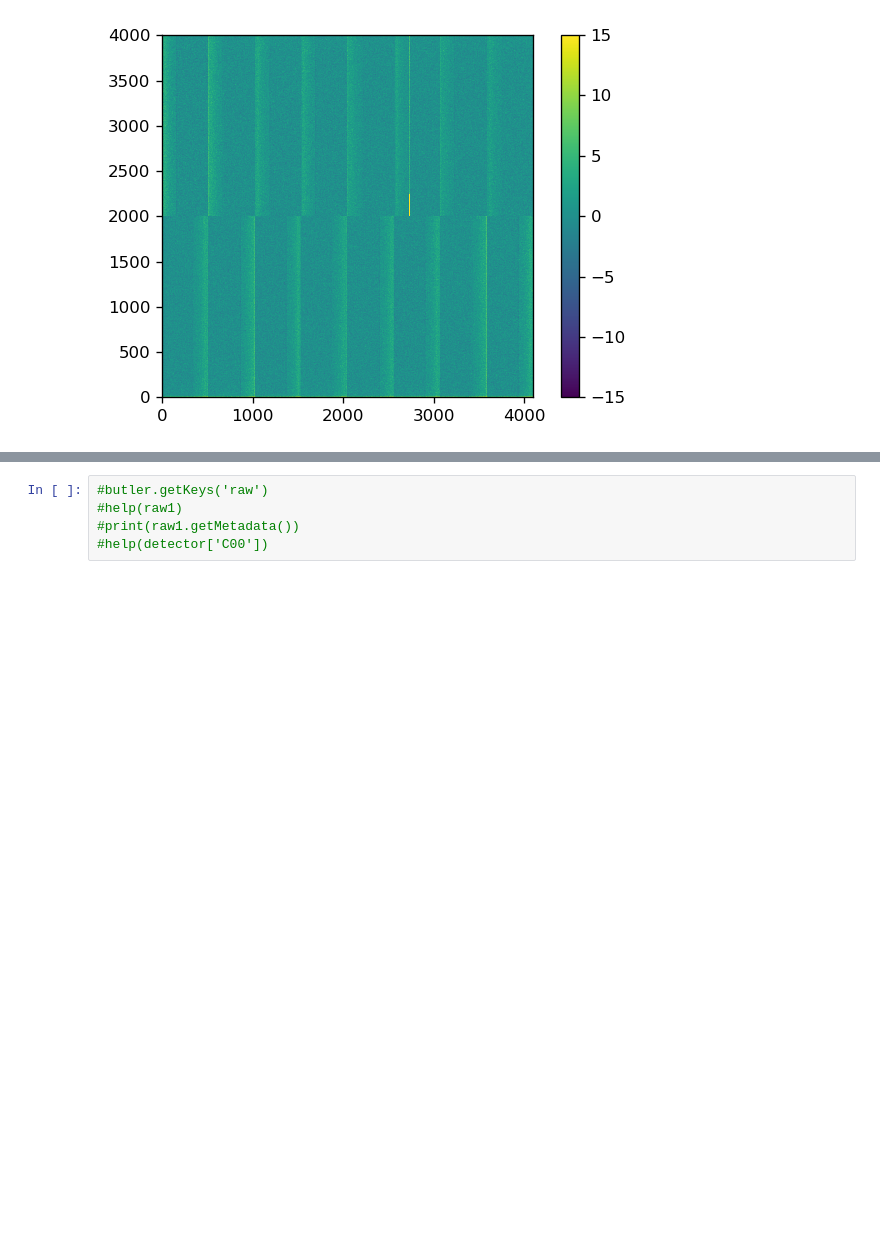
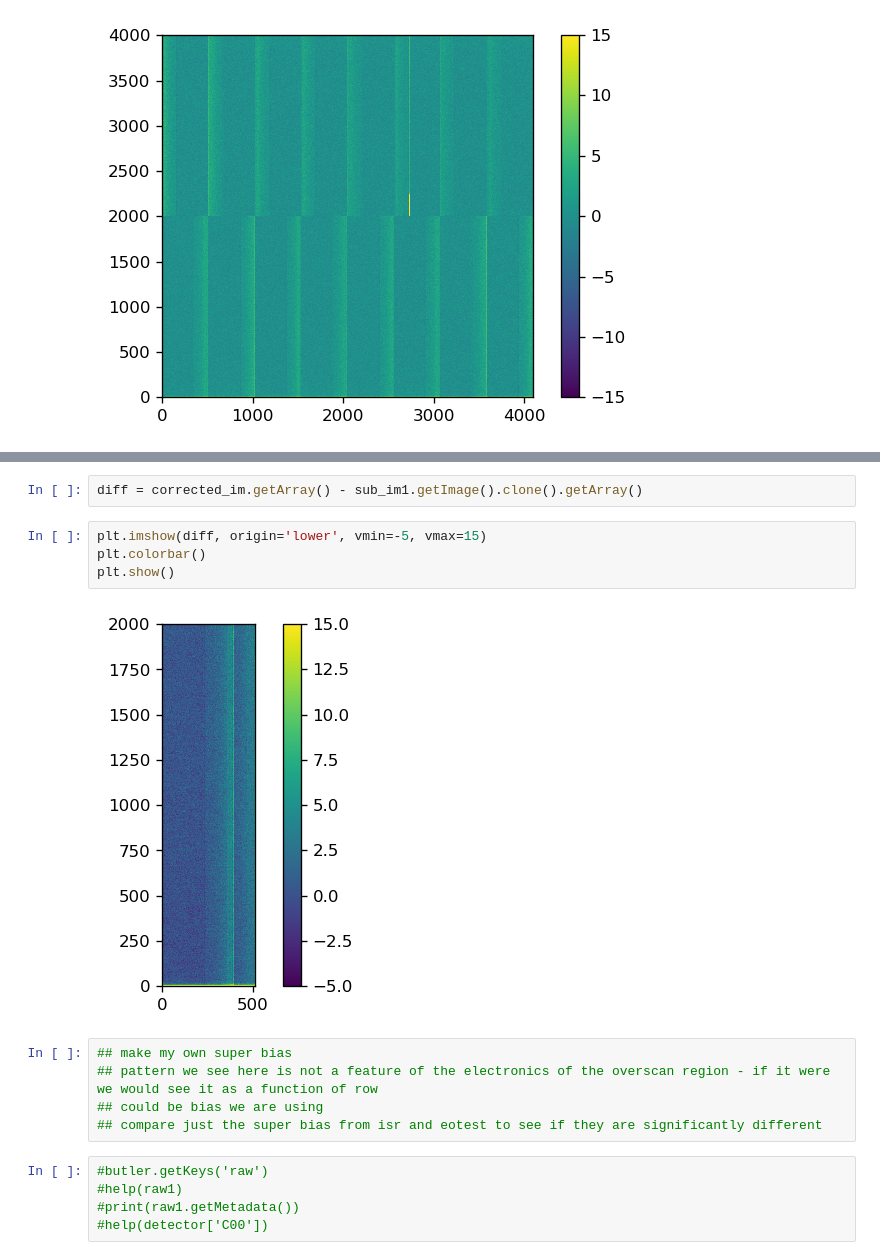
Before and after one commit to lsst/bootcamp-work, a Jupyter notebook: nb/PTC_bootcamp_work.ipynb, the cells around one changed output, grey strips where cells are left out. Cells and saved outputs as stored; diff of their text form; blank space fills up the shorter version.

```diff
--- a/nb/PTC_bootcamp_work.ipynb
+++ b/nb/PTC_bootcamp_work.ipynb
@@ -259,3 +254,16 @@ result2 = isr.run(raw2, bias=bias2)
+# %%
+diff = corrected_im.getArray() - sub_im1.getImage().clone().getArray()
+# %%
+plt.imshow(diff, origin='lower', vmin=-5, vmax=15)
+plt.colorbar()
+plt.show()
+# %% [output]
+[figure, added]
+# %%
+## make my own super bias
+## pattern we see here is not a feature of the electronics of the overscan region - if it were we would see it as a function of row
+## could be bias we are using
+## compare just the super bias from isr and eotest to see if they are significantly different
 # %%
 #butler.getKeys('raw')
 #help(raw1)
```
Also changed, not shown: parts of 29 cells of this notebook.
